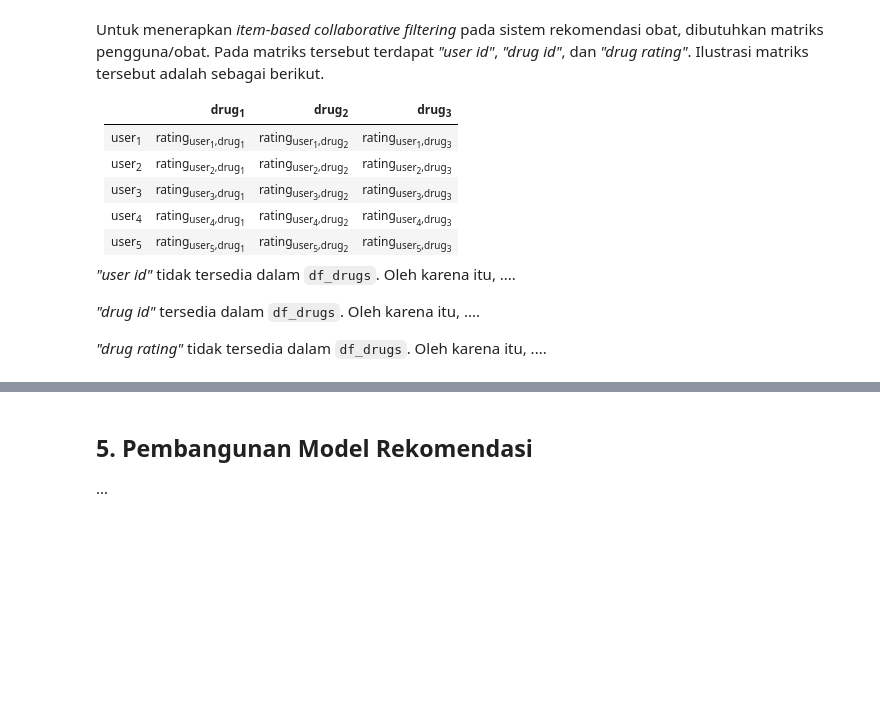
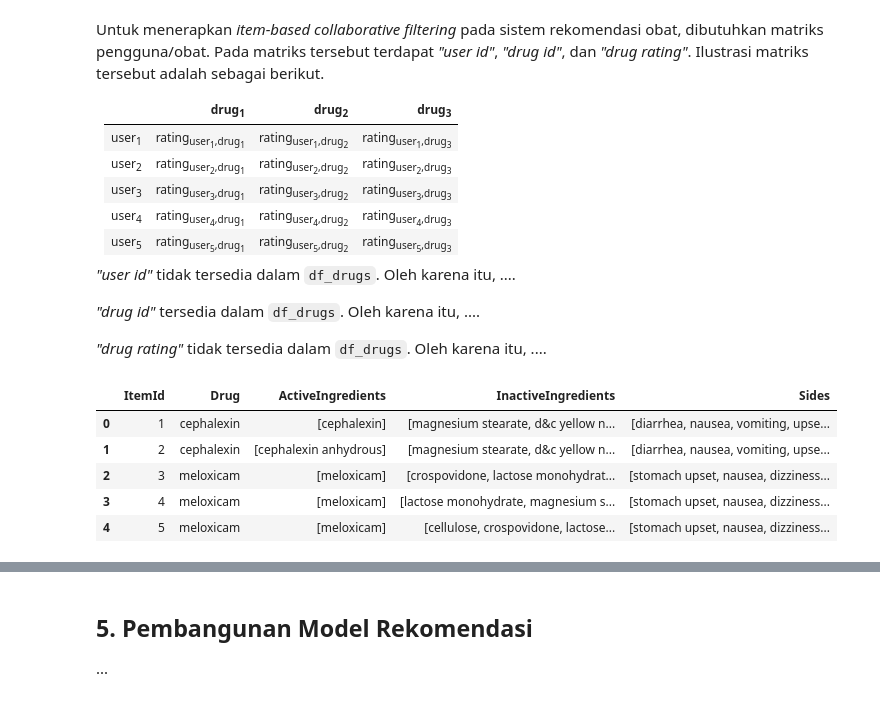
Before and after one commit to exemuel/weighted-hybrid-med-recsys, a Jupyter notebook: recommendation.ipynb, the cells around one changed output, grey strips where cells are left out. Saved outputs shown, nothing was run; the diff lists cells and outputs as text; code cells hidden in the pictures; blank space fills up the shorter version.

```diff
--- a/recommendation.ipynb
+++ b/recommendation.ipynb
@@ -339,6 +612,9 @@ mat = imp.fit_transform(df_tmp[["Agemap", "Sexmap", "Satisfaction"]])
 df_tmp2 = pd.DataFrame(mat, columns=["NewAge", "NewSex", "NewSatisfaction"])
 df_drugs_sub["Sex"] = df_tmp2["NewSex"].map(inv_map_sex).tolist()
 df_drugs_sub["Age"] = df_tmp2["NewAge"].map(inv_map_age).tolist()
+
+# reset index setiap baris
+df_drugs_sub = df_drugs_sub.reset_index(drop=True)
 # %% [markdown]
 ### Pembagian set data
 # %% [markdown]
@@ -362,35 +638,41 @@ _"drug rating"_ tidak tersedia dalam `df_drugs`. Oleh karena itu, ....
 # Data Drug
 df_item = pd.DataFrame({'Drug':df_drugs_sub['Drug'],
                         'ActiveIngredients':df_drugs_sub['ActiveIngredients'],
                         'InactiveIngredients':df_drugs_sub['InactiveIngredients'],
                         'Sides':df_drugs_sub['Sides']})
-# reset index setiap baris
-df_item = df_item.reset_index(drop=True)
+
 # buat duplikat df_item, yaitu df_tmp
 df_tmp = df_item.copy()
 # ubah nilai ActiveIngredients dari list of string menjadi
 # string untuk memungkinkan fungsi drop_duplicates dijalankan
 df_tmp['ActiveIngredients'] = [" ".join(i) for i in df_tmp['ActiveIngredients']]
 # ubah nilai InactiveIngredients dari list of string menjadi
 # string untuk memungkinkan fungsi drop_duplicates dijalankan
 df_tmp['InactiveIngredients'] = [" ".join(i) for i in df_tmp['InactiveIngredients']]
 # ubah nilai Sides dari list of string menjadi
 # string untuk memungkinkan fungsi drop_duplicates dijalankan
 df_tmp['Sides'] = [" ".join(i) for i in df_tmp['Sides']]
 # hapus baris data duplikat pada df_tmp dan simpan index
 # baris data yang dipertahankan dalam list_index
 list_index = list(df_tmp.drop_duplicates().index)
 # gunakan list_index yang didapatkan untuk memfilter
 # baris data pada df_item
 df_item = df_item.iloc[list_index]
 # reset index setiap baris
 df_item = df_item.reset_index(drop=True)
 # buat kolom ItemId berdasarkan index setiap baris
 df_item["ItemId"] = df_item.index + 1
 # rapikan posisi kolom dengan memindahkan
 # posisi kolom "ItemId" ke kolom pertama
 df_item = df_item[['ItemId','Drug','ActiveIngredients','InactiveIngredients','Sides']]
 df_item.head()
+# %% [output]
+|  | ItemId | Drug | ActiveIngredients | InactiveIngredients | Sides |
+| 0 | 1 | cephalexin | [cephalexin] | [magnesium stearate, d&c yellow n... | [diarrhea, nausea, vomiting, upse... |
+| 1 | 2 | cephalexin | [cephalexin anhydrous] | [magnesium stearate, d&c yellow n... | [diarrhea, nausea, vomiting, upse... |
+| 2 | 3 | meloxicam | [meloxicam] | [crospovidone, lactose monohydrat... | [stomach upset, nausea, dizziness... |
+| 3 | 4 | meloxicam | [meloxicam] | [lactose monohydrate, magnesium s... | [stomach upset, nausea, dizziness... |
+| 4 | 5 | meloxicam | [meloxicam] | [cellulose, crospovidone, lactose... | [stomach upset, nausea, dizziness... |
 # %%
 # Data User
 df_user = pd.DataFrame({'Age':df_drugs_sub['Age'],
```
Also changed, not shown: parts of 23 cells of this notebook.
